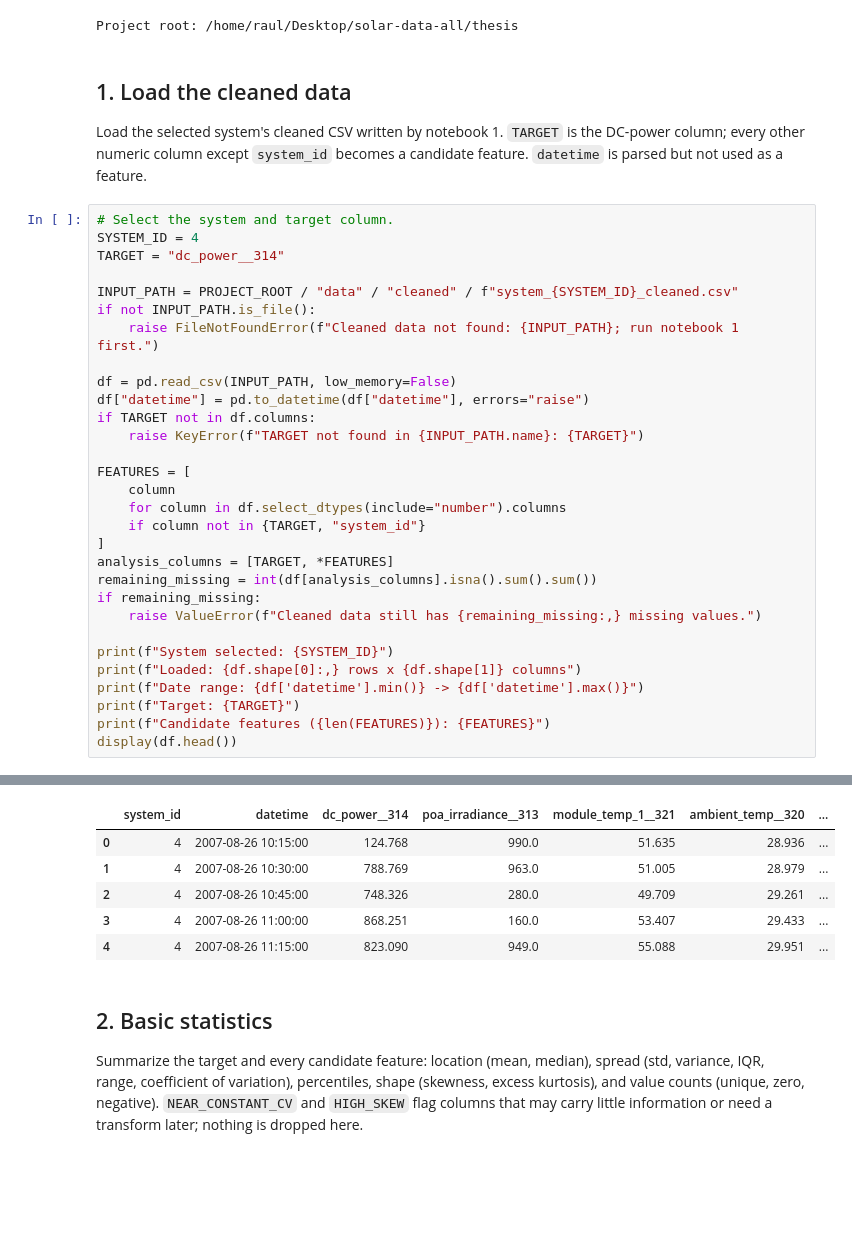
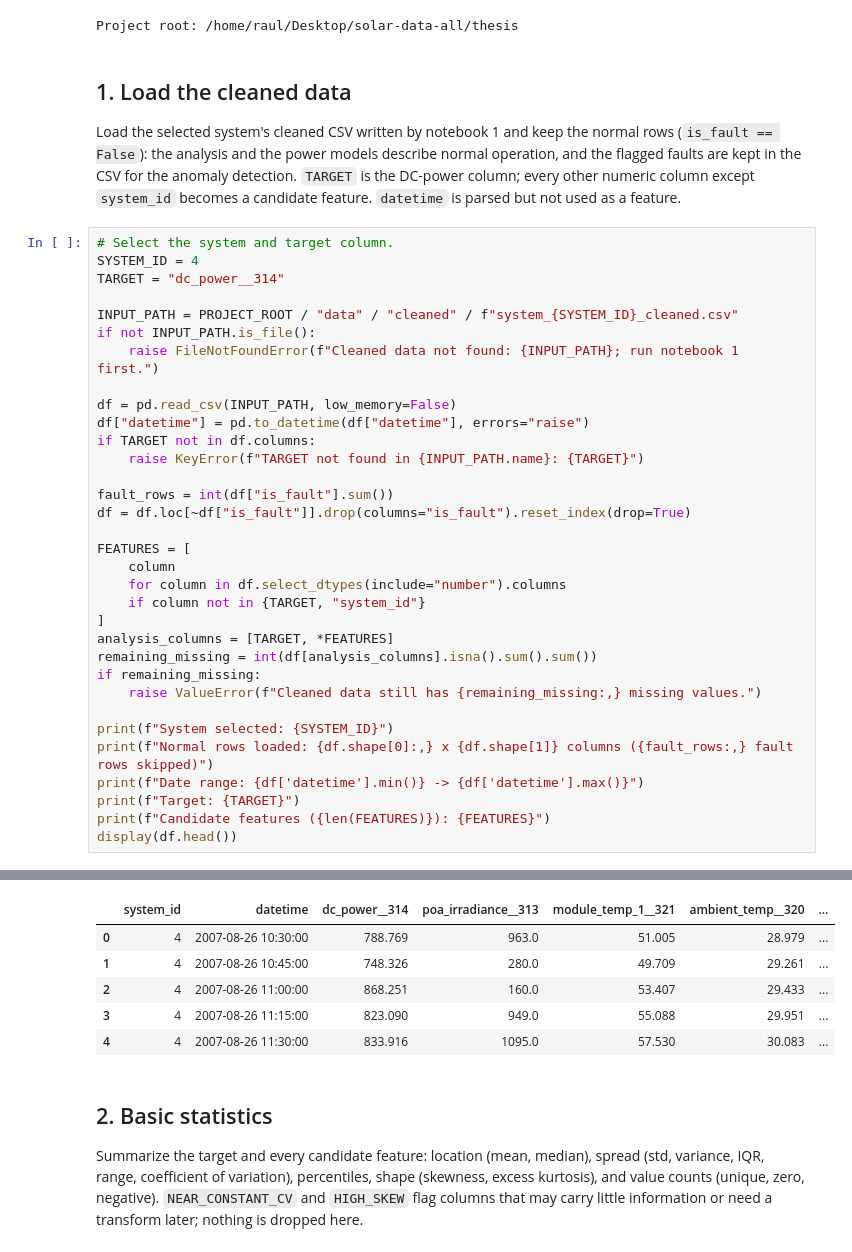
Before and after one commit to dimst2001/solarMl-thesis, a Jupyter notebook: notebooks/2_Feature_Selection.ipynb, the cells around one changed output, grey strips where cells are left out. Drawn from its saved outputs; the diff is of its cells as text; blank space fills up the shorter version.

```diff
--- a/notebooks/2_Feature_Selection.ipynb
+++ b/notebooks/2_Feature_Selection.ipynb
@@ -29,7 +29,7 @@ Project root: /home/raul/Desktop/solar-data-all/thesis
 # %% [markdown]
 ## 1. Load the cleaned data
 
-Load the selected system's cleaned CSV written by notebook 1. `TARGET` is the DC-power column; every other numeric column except `system_id` becomes a candidate feature. `datetime` is parsed but not used as a feature.
+Load the selected system's cleaned CSV written by notebook 1 and keep the normal rows (`is_fault == False`): the analysis and the power models describe normal operation, and the flagged faults are kept in the CSV for the anomaly detection. `TARGET` is the DC-power column; every other numeric column except `system_id` becomes a candidate feature. `datetime` is parsed but not used as a feature.
 # %%
 # Select the system and target column.
 SYSTEM_ID = 4
@@ -44,6 +44,9 @@ df["datetime"] = pd.to_datetime(df["datetime"], errors="raise")
 if TARGET not in df.columns:
     raise KeyError(f"TARGET not found in {INPUT_PATH.name}: {TARGET}")
 
+fault_rows = int(df["is_fault"].sum())
+df = df.loc[~df["is_fault"]].drop(columns="is_fault").reset_index(drop=True)
+
 FEATURES = [
     column
     for column in df.select_dtypes(include="number").columns
@@ -55,7 +58,7 @@ if remaining_missing:
     raise ValueError(f"Cleaned data still has {remaining_missing:,} missing values.")
 
 print(f"System selected: {SYSTEM_ID}")
-print(f"Loaded: {df.shape[0]:,} rows x {df.shape[1]} columns")
+print(f"Normal rows loaded: {df.shape[0]:,} x {df.shape[1]} columns ({fault_rows:,} fault rows skipped)")
 print(f"Date range: {df['datetime'].min()} -> {df['datetime'].max()}")
 print(f"Target: {TARGET}")
 print(f"Candidate features ({len(FEATURES)}): {FEATURES}")
@@ -67,11 +70,11 @@ Date range: 2007-08-26 10:15:00 -> 2023-01-31 16:49:00
 Target: dc_power__314
 Candidate features (4): ['poa_irradiance__313', 'module_temp_1__321', 'ambient_temp__320', 'das_temp__325']
 |  | system_id | datetime | dc_power__314 | poa_irradiance__313 | module_temp_1__321 | ambient_temp__320 | ... |
-| 0 | 4 | 2007-08-26 10:15:00 | 124.768 | 990.0 | 51.635 | 28.936 | ... |
-| 1 | 4 | 2007-08-26 10:30:00 | 788.769 | 963.0 | 51.005 | 28.979 | ... |
-| 2 | 4 | 2007-08-26 10:45:00 | 748.326 | 280.0 | 49.709 | 29.261 | ... |
-| 3 | 4 | 2007-08-26 11:00:00 | 868.251 | 160.0 | 53.407 | 29.433 | ... |
-| 4 | 4 | 2007-08-26 11:15:00 | 823.090 | 949.0 | 55.088 | 29.951 | ... |
+| 0 | 4 | 2007-08-26 10:30:00 | 788.769 | 963.0 | 51.005 | 28.979 | ... |
+| 1 | 4 | 2007-08-26 10:45:00 | 748.326 | 280.0 | 49.709 | 29.261 | ... |
+| 2 | 4 | 2007-08-26 11:00:00 | 868.251 | 160.0 | 53.407 | 29.433 | ... |
+| 3 | 4 | 2007-08-26 11:15:00 | 823.090 | 949.0 | 55.088 | 29.951 | ... |
+| 4 | 4 | 2007-08-26 11:30:00 | 833.916 | 1095.0 | 57.530 | 30.083 | ... |
 # %% [markdown]
 ## 2. Basic statistics
 
```
Also changed, not shown: parts of 18 cells of this notebook, 34 other files.
